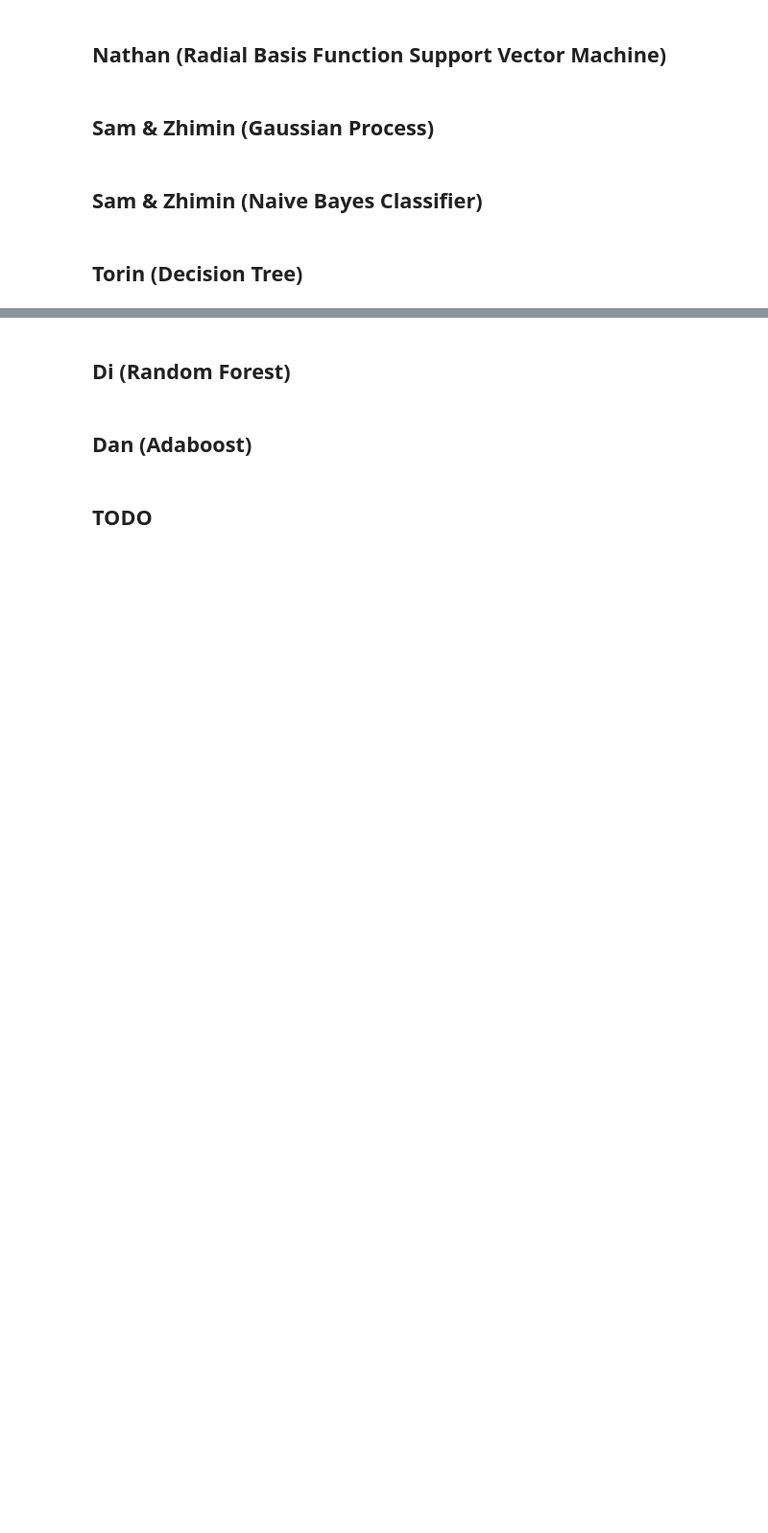
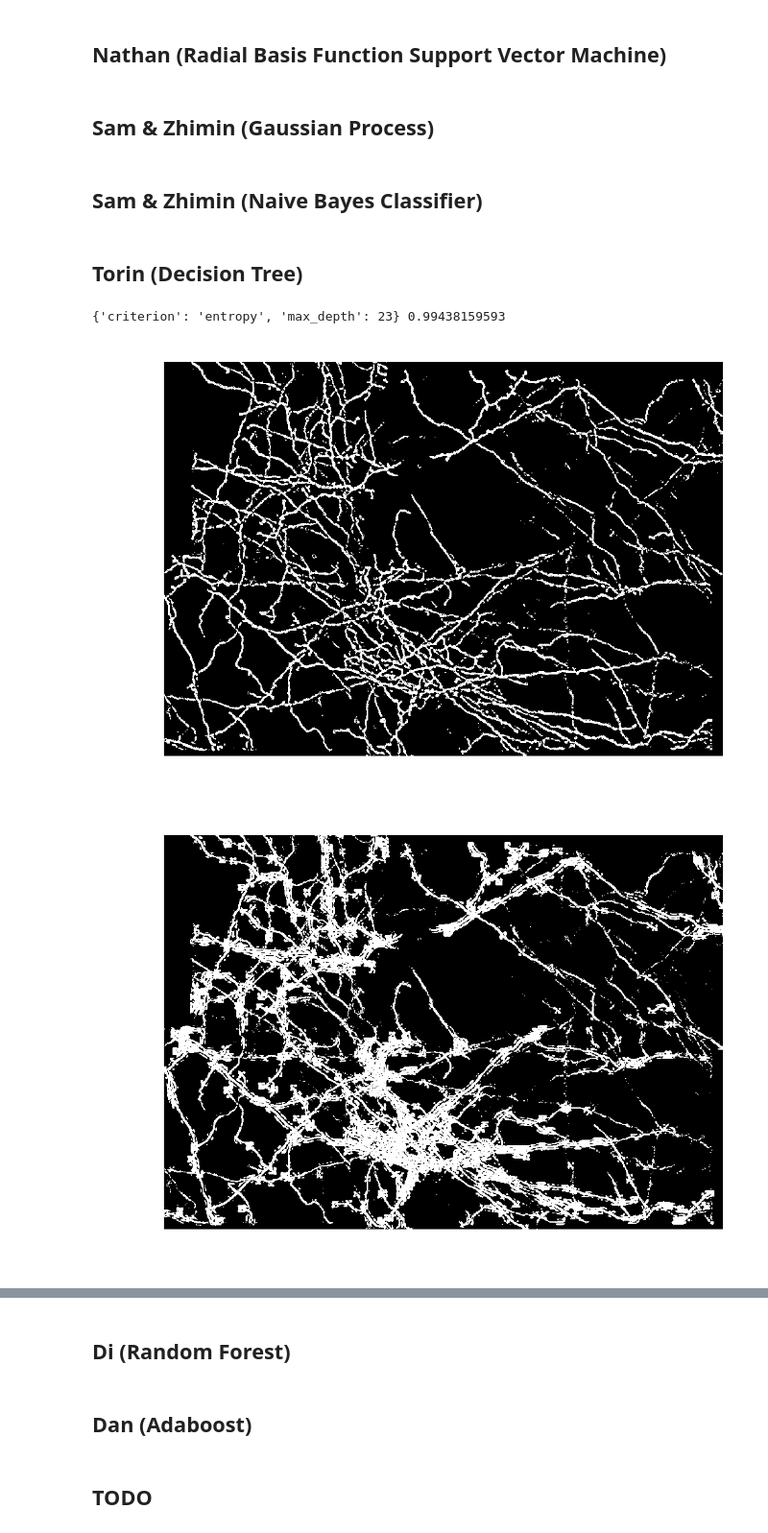
Before and after one commit to maljovec/ML-ReadingGroup, a Jupyter notebook: neuron/2 - Model Testing.ipynb, the cells around one changed output, grey strips where cells are left out. Shown at 96% size. Saved outputs shown, nothing was run; the diff lists cells and outputs as text; code cells hidden in the pictures; blank space fills up the shorter version.

```diff
--- a/neuron/2 - Model Testing.ipynb
+++ b/neuron/2 - Model Testing.ipynb
@@ -286,20 +289,36 @@ show_classifier_result(compiled_data, bayes)
 # %% [markdown]
 ## Torin (Decision Tree)
 # %%
+%matplotlib inline
+
 dt = tree.DecisionTreeClassifier(criterion='gini',
                                  splitter='best',
                                  max_depth=None,
                                  min_samples_split=2,
                                  min_samples_leaf=1,
                                  min_weight_fraction_leaf=0.0,
                                  max_features=None,
                                  random_state=None,
                                  max_leaf_nodes=None,
                                  min_impurity_decrease=0.0,
                                  min_impurity_split=None,
                                  class_weight=None,
                                  presort=False)
 
 dt.fit(train_x, train_y)
 dt.score(train_x, train_y)
+
+
+param_grid = {'criterion': ['entropy'],
+              'max_depth': [18, 19, 20, 21, 22, 23, 24, 25, None ],
+             }
+
+best_dt = model_selection.GridSearchCV(dt, param_grid)
+best_dt.fit(train_x, train_y)
+print(best_dt.best_params_, best_dt.best_score_)
+show_classifier_result(compiled_data, best_dt)
 show_classifier_result(compiled_data, dt)
+# %% [output]
+{'criterion': 'entropy', 'max_depth': 23} 0.99438159593
+[figure, added]
+[figure, added]
```
Also changed, not shown: parts of 5 cells of this notebook, 1 other file.
